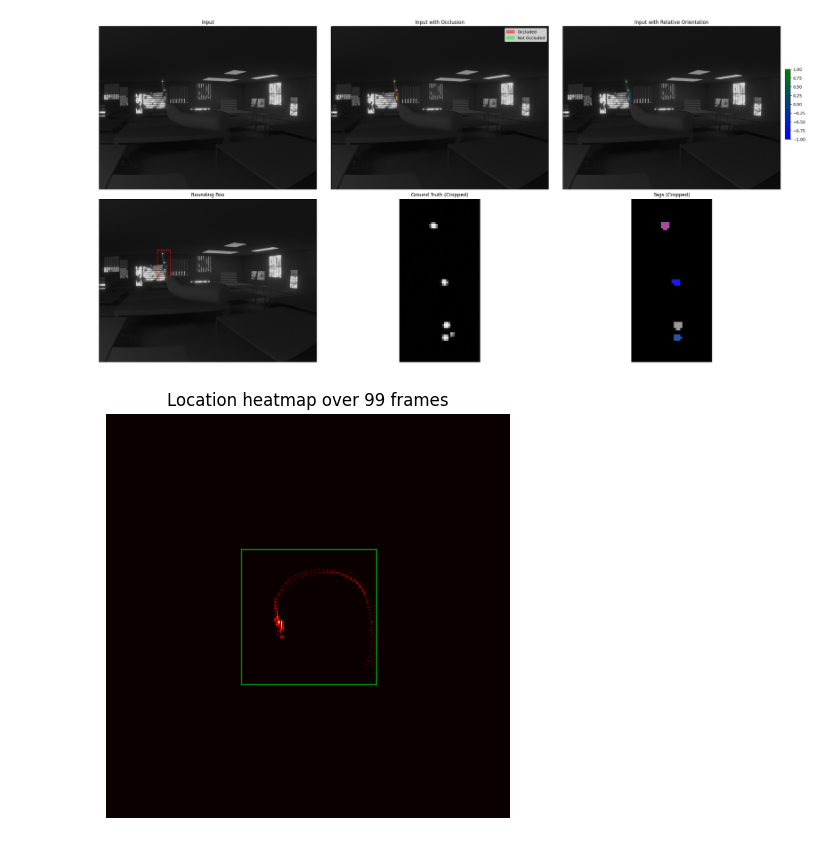
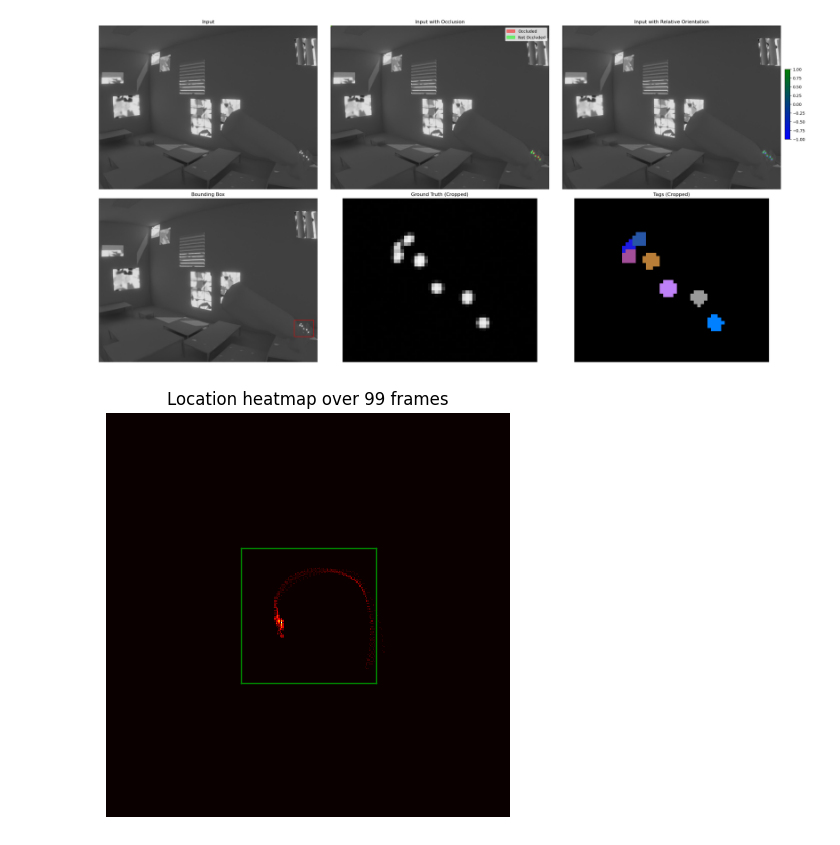
Before and after one commit to ArnaudPoletto/logitech-blender-stylus, a Jupyter notebook: notebooks/led_location_analysis.ipynb, the cells around one changed output. Drawn from its saved outputs; the diff is of its cells as text; code cells hidden in the pictures.

```diff
--- a/notebooks/led_location_analysis.ipynb
+++ b/notebooks/led_location_analysis.ipynb
@@ -69,11 +69,12 @@ def show_led_locations(render_folder_name, frame_number):
 
         # Get bounding box
         bb_data = data["bounding_box"]
-        bb_center = bb_data["center"]
-        bb_x = bb_center["u"] * bg_frame_image_width
-        bb_y = (1 - bb_center["v"]) * bg_frame_image_height
-        bb_width = bb_data["width"] * bg_frame_image_width
-        bb_height = bb_data["height"] * bg_frame_image_height
+        if bb_data is not None:
+            bb_center = bb_data["center"]
+            bb_x = bb_center["u"] * bg_frame_image_width
+            bb_y = (1 - bb_center["v"]) * bg_frame_image_height
+            bb_width = bb_data["width"] * bg_frame_image_width
+            bb_height = bb_data["height"] * bg_frame_image_height
 
     # Create PatchCollections
     pc_occlusion = PatchCollection(patches_occlusion, match_original=True)
@@ -81,7 +82,8 @@ def show_led_locations(render_folder_name, frame_number):
 
     # Get ground truth image cropped to bounding box
     no_bg_frame_image = cv2.imread(no_bg_frame_file_path)
-    no_bg_frame_image = crop_image(no_bg_frame_image, bb_x, bb_y, bb_width, bb_height)
+    if bb_data is not None:
+        no_bg_frame_image = crop_image(no_bg_frame_image, bb_x, bb_y, bb_width, bb_height)
 
     # Get tags cropped to bounding box
     tags_tensor = np.load(tags_file_path)
@@ -97,7 +99,8 @@ def show_led_locations(render_folder_name, frame_number):
         tag_x, tag_y = np.where(tag_tensor)
         for x, y in zip(tag_x, tag_y):
             tags_image[x, y] = (color[2] * 255, color[1] * 255, color[0] * 255)
-    tags_image = crop_image(tags_image, bb_x, bb_y, bb_width, bb_height)
+    if bb_data is not None:
+        tags_image = crop_image(tags_image, bb_x, bb_y, bb_width, bb_height)
 
 
     # Plotting
@@ -132,7 +135,8 @@ def show_led_locations(render_folder_name, frame_number):
     plt.imshow(cv2.cvtColor(bg_frame_image, cv2.COLOR_BGR2RGB))
     plt.title("Bounding Box")
     plt.axis('off')
-    plt.gca().add_patch(plt.Rectangle((bb_x - bb_width / 2, bb_y - bb_height / 2), bb_width, bb_height, fill=False, color='red'))
+    if bb_data is not None:
+        plt.gca().add_patch(plt.Rectangle((bb_x - bb_width / 2, bb_y - bb_height / 2), bb_width, bb_height, fill=False, color='red'))
 
     plt.subplot(2, 3, 5)
     plt.imshow(cv2.cvtColor(no_bg_frame_image, cv2.COLOR_BGR2RGB))
@@ -146,10 +150,10 @@ def show_led_locations(render_folder_name, frame_number):
 
     plt.tight_layout()
     plt.show()
-# %%
-show_led_locations("1", 1)
-# %% [output]
-[figure, removed]
+# %%
+show_led_locations("6", 17)
+# %% [output]
+[figure, added]
 # %%
 def data_iterator(show_progress: bool = False):
     """
```
